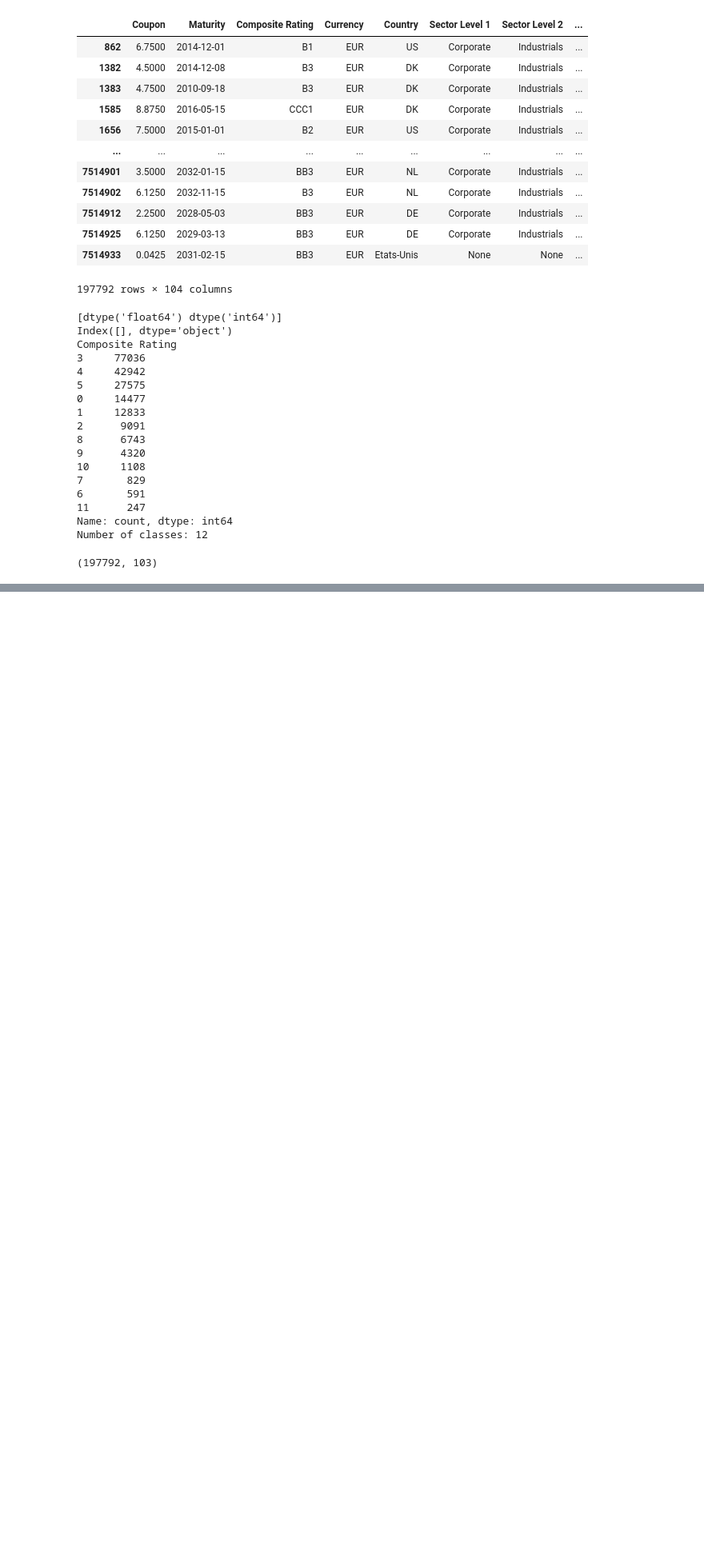
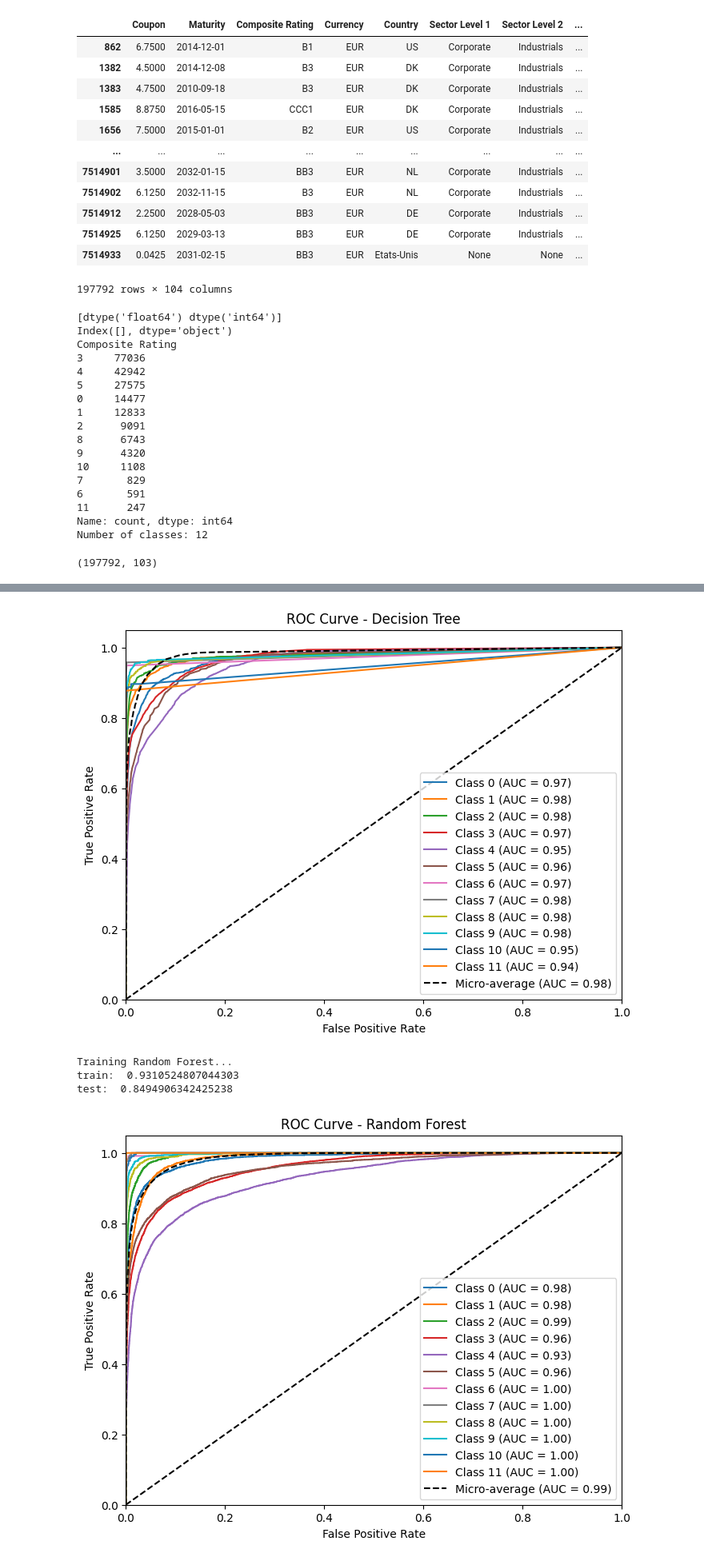
Before and after one commit to alexr9513/Credit-Rating, a Jupyter notebook: Credit_Rating.ipynb, the cells around one changed output, grey strips where cells are left out. Shown at 80% size. Drawn from its saved outputs; the diff is of its cells as text; code cells hidden in the pictures; blank space fills up the shorter version.

```diff
--- a/Credit_Rating.ipynb
+++ b/Credit_Rating.ipynb
@@ -246,22 +246,73 @@ models = {
     #"CatBoost": CatBoostClassifier(loss_function="MultiClass", random_seed=42, verbose=0)
 }
 # %%
-from sklearn.metrics import classification_report
+import matplotlib.pyplot as plt
+from sklearn.metrics import classification_report, accuracy_score, roc_curve, auc
+from sklearn.preprocessing import label_binarize
+import numpy as np
+
+# file to store the results
+results_file = open("results.txt", "w")
+
+# Binarize labels for ROC curve (OvR)
+classes = np.unique(y_train)
+y_train_bin = label_binarize(y_train, classes=classes)
+y_test_bin = label_binarize(y_test, classes=classes)
+n_classes = y_train_bin.shape[1]
 
 for model_name, model in models.items():
     print(f"Training {model_name}...")
     model.fit(X_train, y_train)
 
-    # Predictions on both sets
+    # Predictions
     y_train_pred = model.predict(X_train)
     y_test_pred = model.predict(X_test)
 
-    # Train report
-    print(f"\nTRAIN SET Performance:")
-    print(classification_report(y_train, y_train_pred))
+    # Train/Test accuracy and classification reports
+    print("train: ", accuracy_score(y_train, y_train_pred))
+    results_file.write(f"\n=== {model_name} ===\n")
+    results_file.write("Train\n")
+    results_file.write(classification_report(y_train, y_train_pred))
 
-    # Test report
-    print(f"\nTEST SET Performance:")
-    print(classification_report(y_test, y_test_pred))
+    print("test: ", accuracy_score(y_test, y_test_pred))
+    results_file.write("Test\n")
+    results_file.write(classification_report(y_test, y_test_pred))
+
+    # --- ROC curve ---
+    # Get predicted probabilities
+    if hasattr(model, "predict_proba"):
+        y_score = model.predict_proba(X_test)
+
+        # Some models return list of arrays (one per class)
+        if isinstance(y_score, list):
+            y_score = np.array([p[:,1] for p in y_score]).T
+
+        fpr, tpr, roc_auc = {}, {}, {}
+        for i in range(n_classes):
+            fpr[i], tpr[i], _ = roc_curve(y_test_bin[:, i], y_score[:, i])
+            roc_auc[i] = auc(fpr[i], tpr[i])
+
+        # Micro-average ROC
+        fpr["micro"], tpr["micro"], _ = roc_curve(y_test_bin.ravel(), y_score.ravel())
+        roc_auc["micro"] = auc(fpr["micro"], tpr["micro"])
+
+        # Plot ROC curve
+        plt.figure(figsize=(8, 6))
+        for i in range(n_classes):
+            plt.plot(fpr[i], tpr[i], label=f"Class {classes[i]} (AUC = {roc_auc[i]:.2f})")
+
+        plt.plot(fpr["micro"], tpr["micro"], linestyle='--', color="black",
+                 label=f"Micro-average (AUC = {roc_auc['micro']:.2f})")
+
+        plt.plot([0, 1], [0, 1], 'k--')
+        plt.xlim([0.0, 1.0])
+        plt.ylim([0.0, 1.05])
+        plt.xlabel("False Positive Rate")
+        plt.ylabel("True Positive Rate")
+        plt.title(f"ROC Curve - {model_name}")
+        plt.legend(loc="lower right")
+        plt.show()
+
+results_file.close()
 # %% [output]
 Training Decision Tree...
@@ -283,0 +321,5 @@ weighted avg       0.94      0.93      0.93     39559
+[figure, added]
+Training Random Forest...
+train:  0.9310524807044303
+test:  0.8494906342425238
+[figure, added]
```
Also changed, not shown: parts of 1 cell of this notebook, 1 other file.
